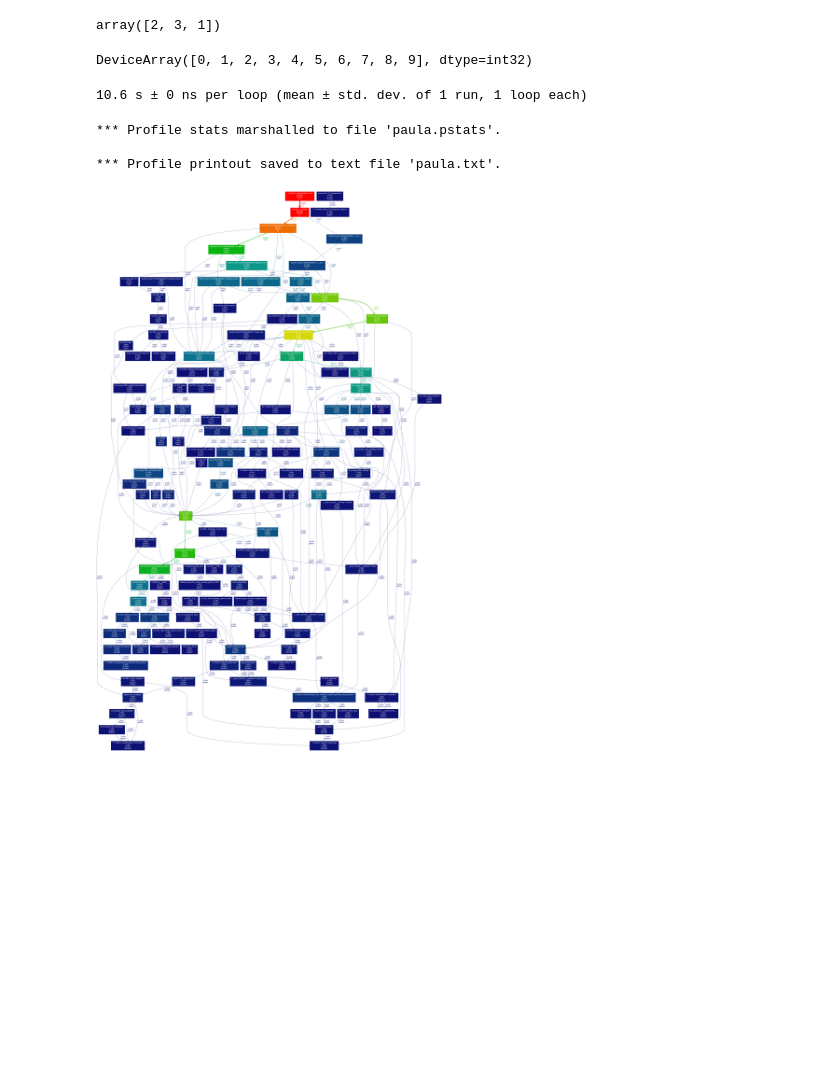
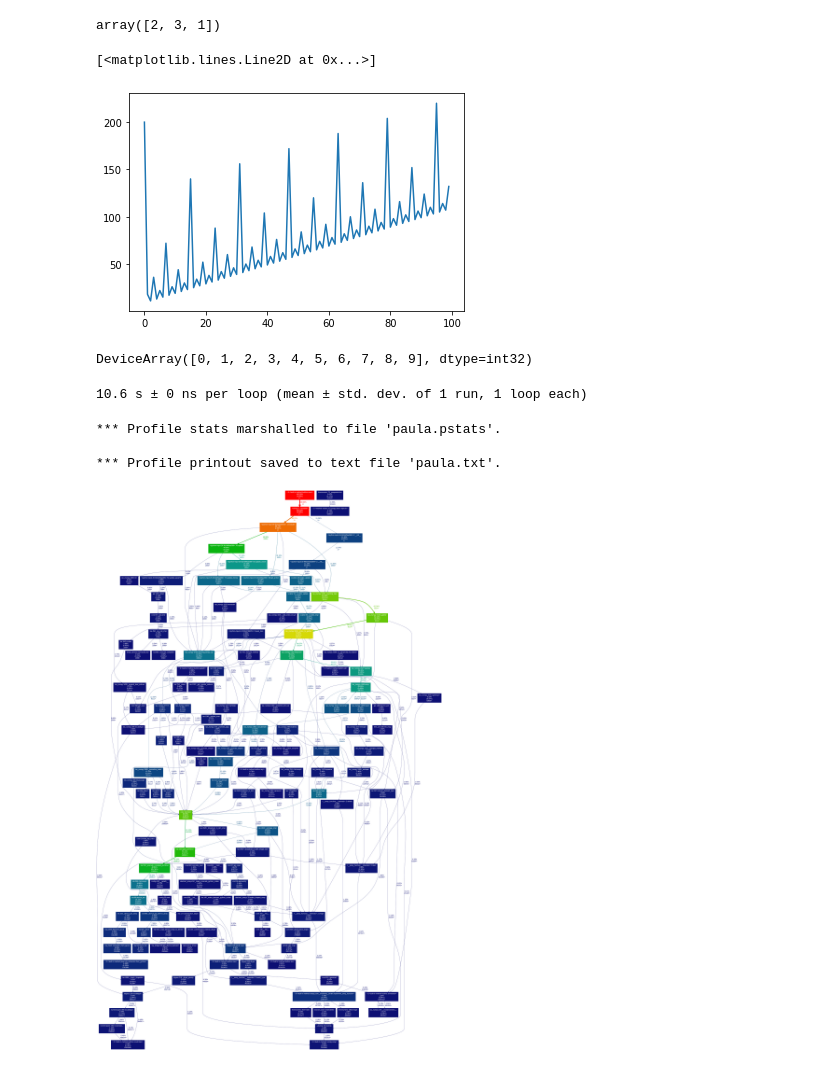
Before and after one commit to danielsuo/skgaip, a Jupyter notebook: notebooks/2020-06-02 Paula.ipynb, the cells around one changed output. Cells and saved outputs as stored; diff of their text form; code cells hidden in the pictures; blank space fills up the shorter version.

```diff
--- a/notebooks/2020-06-02 Paula.ipynb
+++ b/notebooks/2020-06-02 Paula.ipynb
@@ -172,12 +172,22 @@ onp.roll([1, 2, 3], -1)
 array([2, 3, 1])
 # %%
 def lifetime(x):
-    l = 4
-    while x % 2 == 0:
-        l *= 2
-        x /= 2
+  l = 8
+  while x % 2 == 0:
+    l *= 2
+    x /= 2
 
-    return (l + 1)
+  return min(T//8, l + 1)
+# %%
+tod = onp.arange(T)
+for i in range(T):
+  tod[i] = i + lifetime(i+1)
+tod[0] = T//5
+# %%
+plt.plot(tod[:100])
+# %% [output]
+[<matplotlib.lines.Line2D at 0x...>]
+[figure, added]
 # %%
 class adaGPC:
     def __init__(self, T, model, hyperparams, eta = 1.00, eps = 0.00001, sum_weight = 1.0):
```
Also changed, not shown: parts of 1 cell of this notebook, 3 other files.
